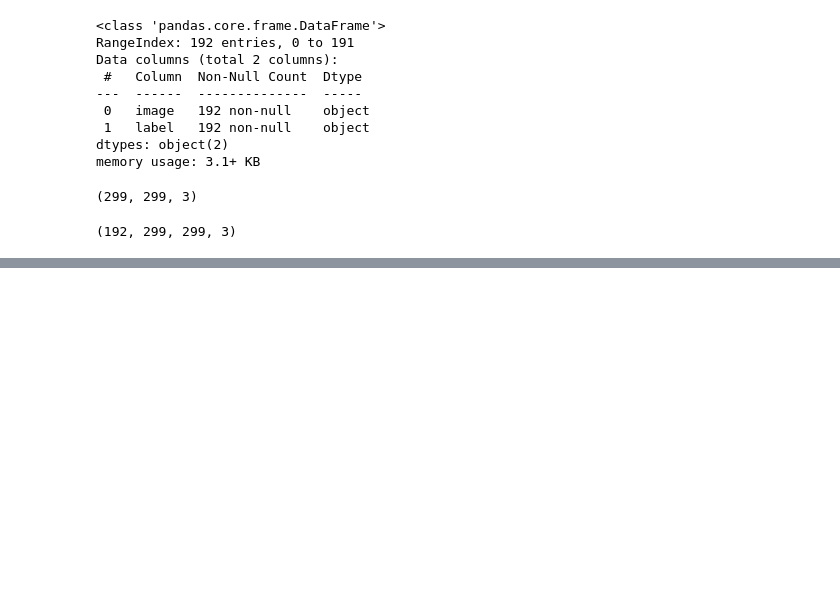
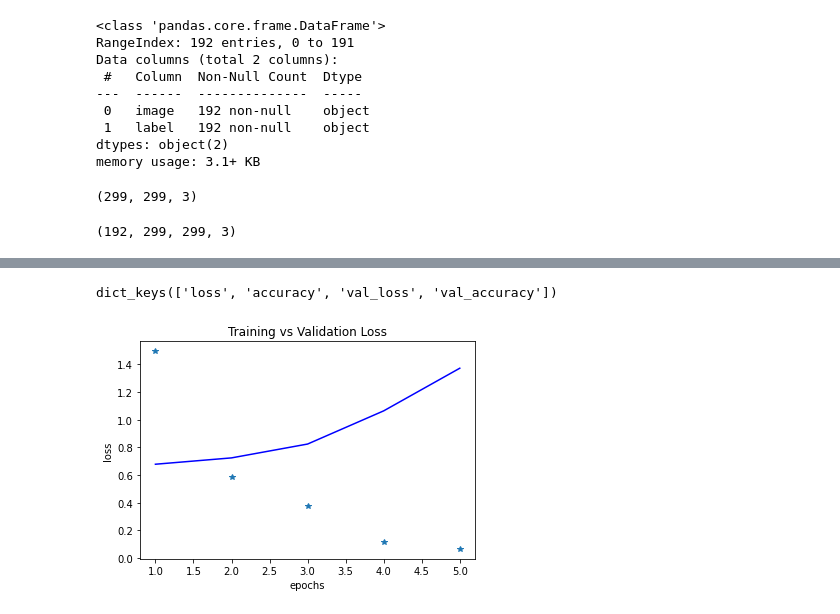
Before and after one commit to king-tomi/clean-messy-room-detector-mobile, a Jupyter notebook: notebooks/work.ipynb, the cells around one changed output, grey strips where cells are left out. Drawn from its saved outputs; the diff is of its cells as text; code cells hidden in the pictures; blank space fills up the shorter version.

```diff
--- a/notebooks/work.ipynb
+++ b/notebooks/work.ipynb
@@ -141,3 +109,13 @@ validation_df = pd.concat([val_clean_df, val_messy_df]).sample(frac=1, random_st
 val_data = np.array([item for item in validation_df["image"]])
 # %%
 val_test = validation_df["label"].map(lambda x: 1 if x == "clean" else 0)
+# %%
+model = keras.Sequential()
+
+model.add(layers.Conv2D(256, (3,3), activation="relu", input_shape=(299,299,3)))
+model.add(layers.MaxPool2D((2,2)))
+model.add(layers.Dropout(0.3))
+model.add(layers.Conv2D(128, (3,3), activation="relu"))
+model.add(layers.Flatten())
+model.add(layers.Dense(64, activation="relu"))
+model.add(layers.Dense(1, activation="sigmoid"))
@@ -144,6 +142,6 @@ val_test = validation_df["label"].map(lambda x: 1 if x == "clean" else 0)
 # %%
 model.compile(
-    optimizer="adam",
+    optimizer="rmsprop",
     loss="binary_crossentropy",
-    metrics=["accuray"]
+    metrics=["accuracy"]
 )
@@ -151,0 +148,8 @@ v
+# %%
+history = model.fit(
+    x=X,y=Y,
+    batch_size=64,
+    epochs=10,
+    validation_data=(val_data, val_test),
+    verbose=0
+)
@@ -151,0 +167,17 @@ v
+# %%
+history_dict = history.history
+# %%
+history_dict.keys()
+# %% [output]
+dict_keys(['loss', 'accuracy', 'val_loss', 'val_accuracy'])
+# %%
+#plot training and validation loss
+epochs = range(1,6)
+plt.plot(epochs, history_dict["loss"],"*",label="training_loss")
+plt.plot(epochs, history_dict["val_loss"],"b", label="validation_loss")
+plt.title("Training vs Validation Loss")
+plt.xlabel("epochs")
+plt.ylabel("loss")
+plt.show()
+# %% [output]
+[figure, added]
```
Also changed, not shown: parts of 7 cells of this notebook, 43 other files.
